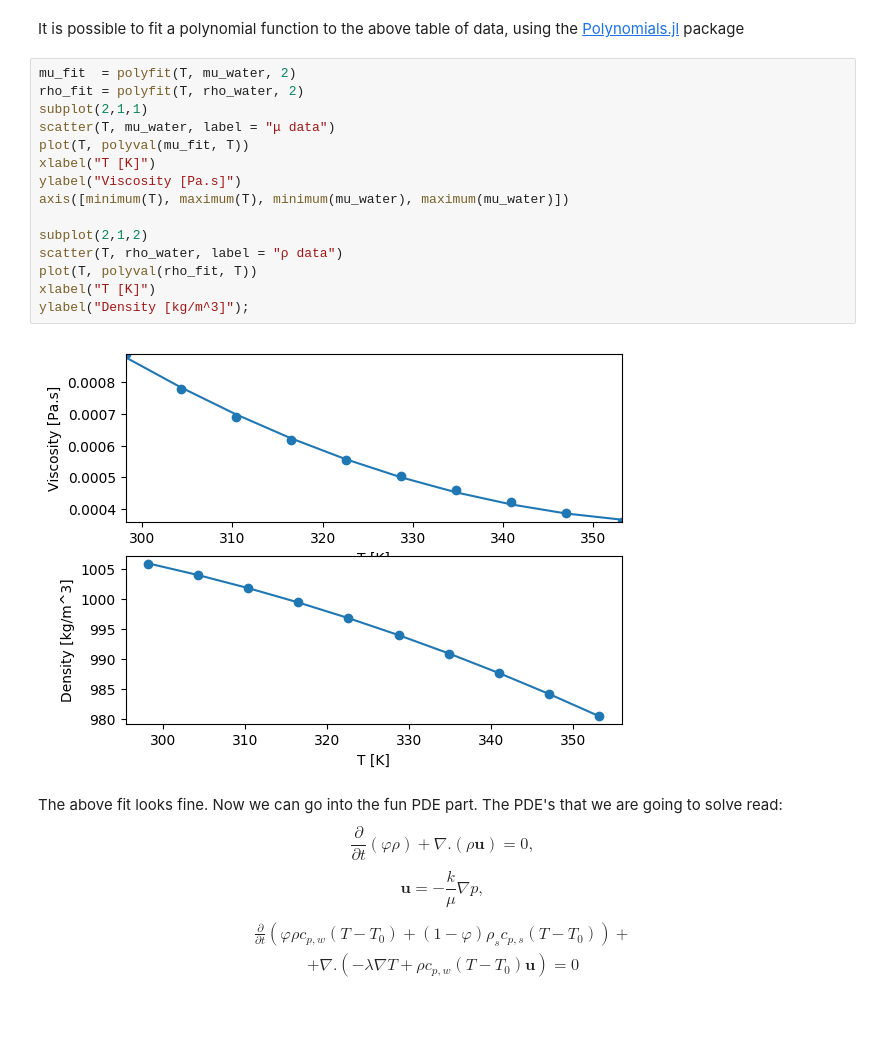
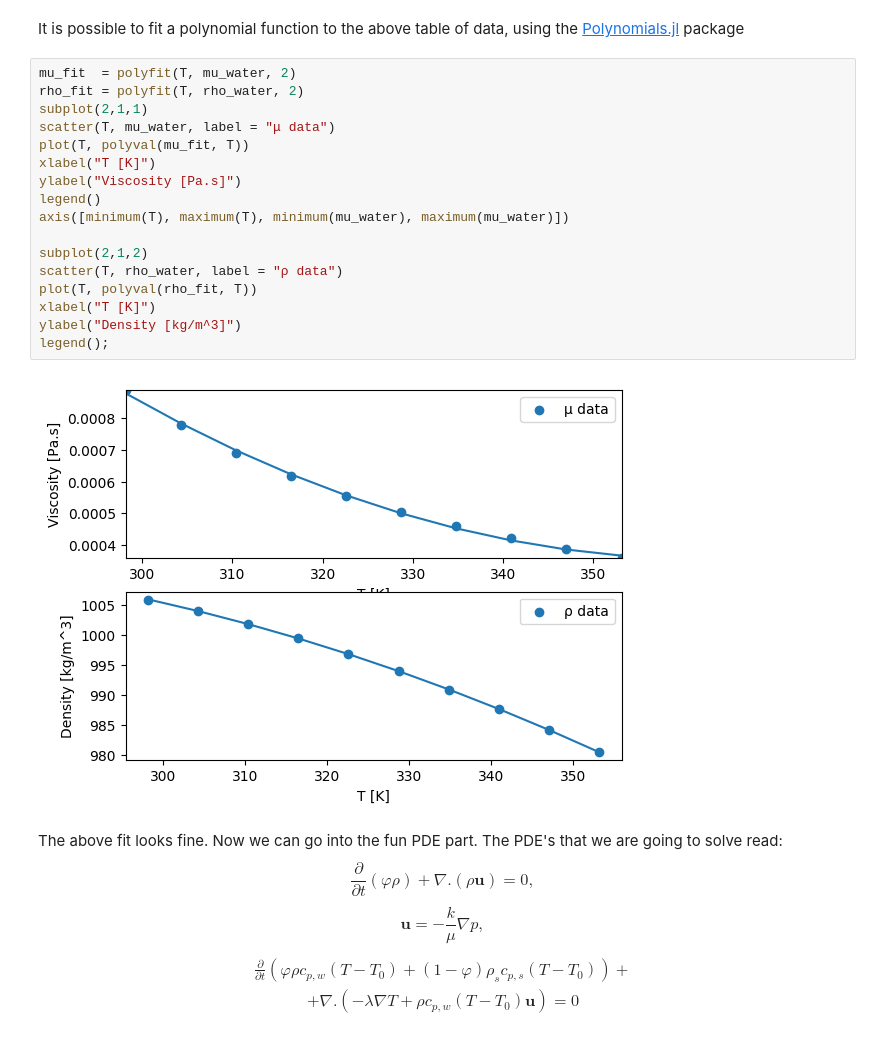
Before and after one commit to simulkade/fvtblog, a Jupyter notebook: posts/heat-transport-in-porous-media.ipynb, the cells around one changed output. Drawn from its saved outputs; the diff is of its cells as text.

```diff
--- a/posts/heat-transport-in-porous-media.ipynb
+++ b/posts/heat-transport-in-porous-media.ipynb
@@ -38,20 +38,22 @@ It is possible to fit a polynomial function to the above table of data, using th
 # %%
 mu_fit  = polyfit(T, mu_water, 2)
 rho_fit = polyfit(T, rho_water, 2)
 subplot(2,1,1)
 scatter(T, mu_water, label = "μ data")
 plot(T, polyval(mu_fit, T))
 xlabel("T [K]")
 ylabel("Viscosity [Pa.s]")
+legend()
 axis([minimum(T), maximum(T), minimum(mu_water), maximum(mu_water)])
 
 subplot(2,1,2)
 scatter(T, rho_water, label = "ρ data")
 plot(T, polyval(rho_fit, T))
 xlabel("T [K]")
-ylabel("Density [kg/m^3]");
+ylabel("Density [kg/m^3]")
+legend();
 # %% [output]
-[figure, old version]
+[figure, new version]
 # %% [markdown]
 The above fit looks fine. Now we can go into the fun PDE part. The PDE's that we are going to solve read:
 $$\frac{\partial}{\partial t}\left(\varphi\rho\right)+\nabla.\left(\rho\mathbf{u}\right)=0,$$
```
Also changed, not shown: parts of 10 cells of this notebook.
